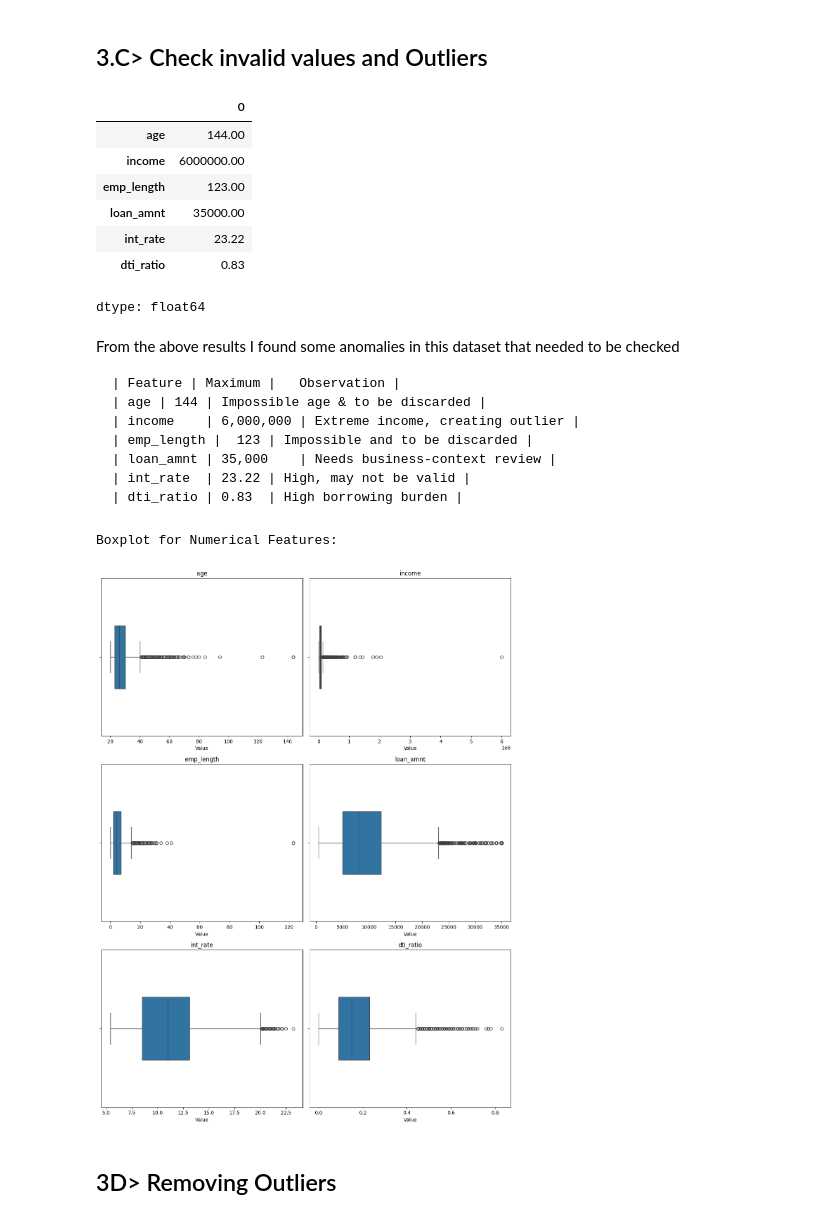
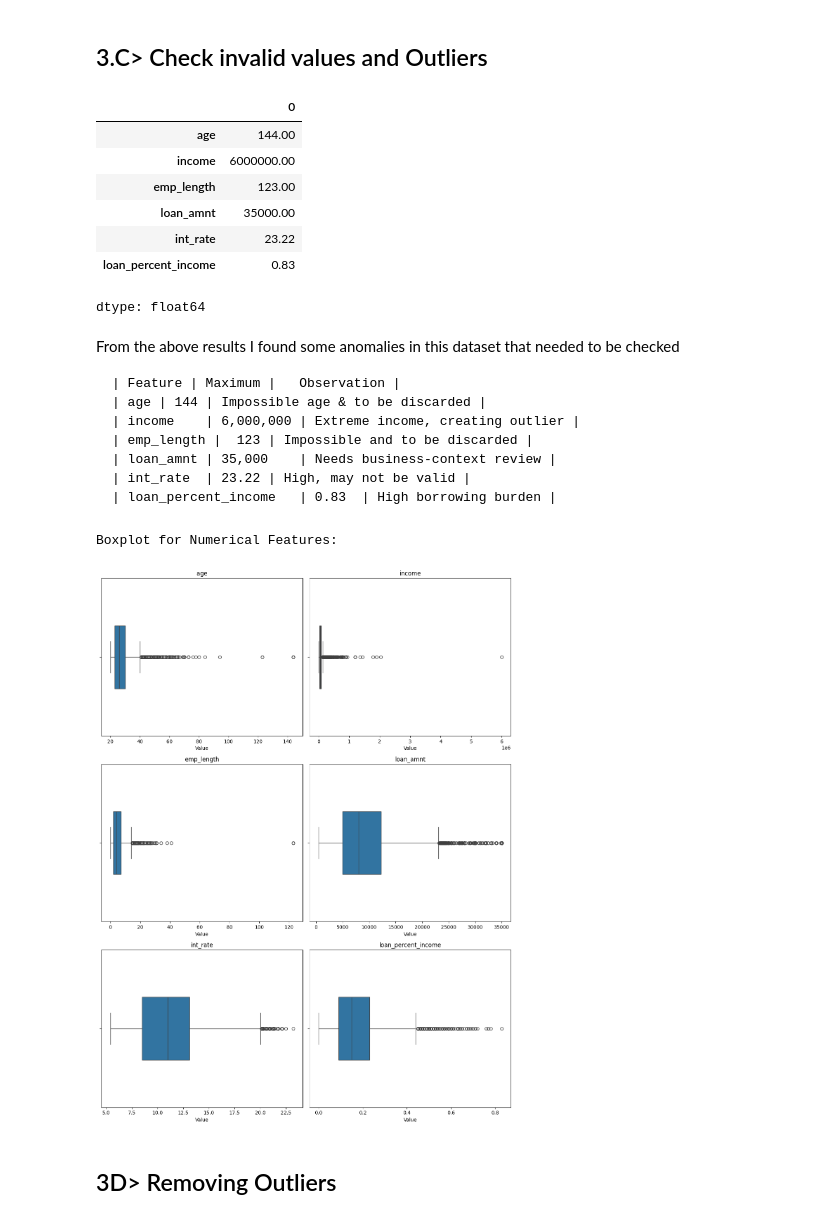
Before and after one commit to rudrascience/Credit_Risk_Analysis_and_Prediction, a Jupyter notebook: Credit_Risk_Analysis_&_Prediction.ipynb, the cells around one changed output. Cells and saved outputs as stored; diff of their text form; code cells hidden in the pictures.

````diff
--- a/Credit_Risk_Analysis_&_Prediction.ipynb
+++ b/Credit_Risk_Analysis_&_Prediction.ipynb
@@ -152,7 +152,6 @@ df = df.rename(columns={'person_age':'age',
                         'person_emp_length':'emp_length',
                         'loan_grade':'grade',
                         'loan_int_rate':'int_rate',
-                        'loan_percent_income': 'dti_ratio',
                         'cb_person_default_on_file':'default_on_file',
                         'cb_person_cred_hist_length':'cred_hist_length'})
 df.columns
@@ -339,7 +338,7 @@ dtype: int64
 # %%
 # find the maximum of all the numerical columns
 
-df.loc[:, ['age', 'income', 'emp_length', 'loan_amnt', 'int_rate', 'dti_ratio']].max()
+df.loc[:, ['age', 'income', 'emp_length', 'loan_amnt', 'int_rate', 'loan_percent_income']].max()
 # %% [output]
 |  | 0 |
 | age | 144.00 |
@@ -347,7 +346,7 @@ df.loc[:, ['age', 'income', 'emp_length', 'loan_amnt', 'int_rate', 'dti_ratio']]
 | emp_length | 123.00 |
 | loan_amnt | 35000.00 |
 | int_rate | 23.22 |
-| dti_ratio | 0.83 |
+| loan_percent_income | 0.83 |
 dtype: float64
 # %% [markdown]
 From the above results I found some anomalies in this dataset that needed to be checked
@@ -358,26 +357,26 @@ From the above results I found some anomalies in this dataset that needed to be
 | emp_length |	123	| Impossible and to be discarded |
 | loan_amnt	| 35,000	| Needs business-context review |
 | int_rate	| 23.22	| High, may not be valid |
-| dti_ratio	| 0.83	| High borrowing burden |
+| loan_percent_income	| 0.83	| High borrowing burden |
 ```
 # %%
 # using boxplot to find the anomalies in the numerical columns
 
 print("Boxplot for Numerical Features:")
 # Update feature names to match what is present in the df DataFrame
-boxplot_features = ['age', 'income', 'emp_length', 'loan_amnt', 'int_rate', 'loan_percent_income' if 'loan_percent_income' in df.columns else 'dti_ratio']
+boxplot_features = ['age', 'income', 'emp_length', 'loan_amnt', 'int_rate', 'loan_percent_income']
 
 plt.figure(figsize=(12, 16))
 for i, column in enumerate(boxplot_features):
   plt.subplot(3, 2, i+1)
   sns.boxplot(x=df[column], width=0.4)
   plt.title(column)
   plt.xlabel('Value')
   plt.tight_layout()
 plt.show()
 # %% [output]
 Boxplot for Numerical Features:
-[figure, old version]
+[figure, new version]
 # %% [markdown]
 ## 3D> Removing Outliers
 # %%
````
Also changed, not shown: parts of 37 cells of this notebook.
